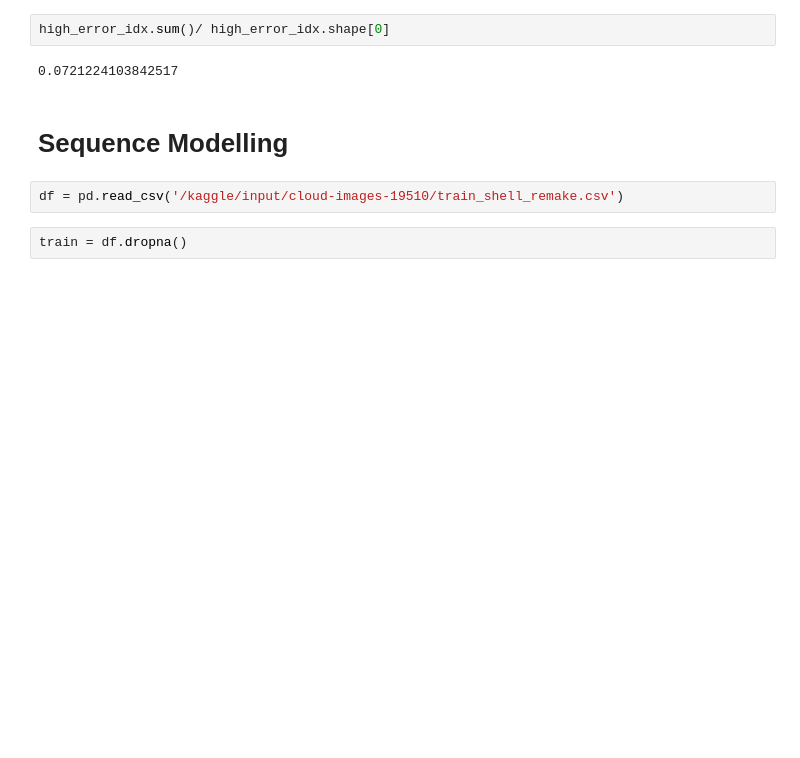
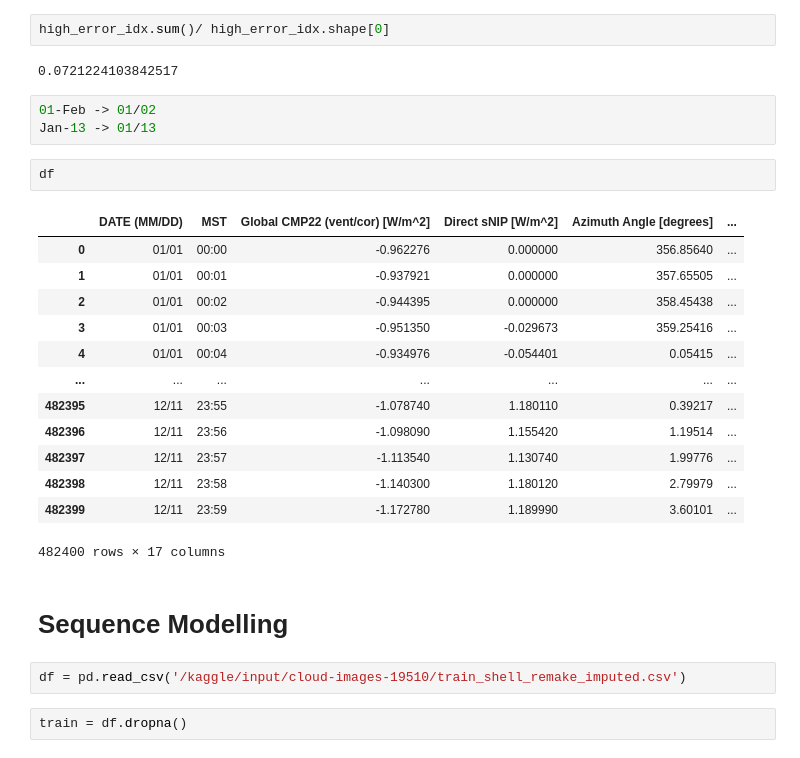
Before and after one commit to lordaarush/Cloud-Cover-Detection, a Jupyter notebook: clouds-movement-prediction.ipynb, the cells around one changed output. Cells and saved outputs as stored; diff of their text form; blank space fills up the shorter version.

```diff
--- a/clouds-movement-prediction.ipynb
+++ b/clouds-movement-prediction.ipynb
@@ -907,10 +911,29 @@ high_error_idx = np.abs(val_pred - y_test) > 10
 high_error_idx.sum()/ high_error_idx.shape[0]
 # %% [output]
 0.0721224103842517
+# %%
+01-Feb -> 01/02
+Jan-13 -> 01/13
+# %%
+df
+# %% [output]
+|  | DATE (MM/DD) | MST | Global CMP22 (vent/cor) [W/m^2] | Direct sNIP [W/m^2] | Azimuth Angle [degrees] | ... |
+| 0 | 01/01 | 00:00 | -0.962276 | 0.000000 | 356.85640 | ... |
+| 1 | 01/01 | 00:01 | -0.937921 | 0.000000 | 357.65505 | ... |
+| 2 | 01/01 | 00:02 | -0.944395 | 0.000000 | 358.45438 | ... |
+| 3 | 01/01 | 00:03 | -0.951350 | -0.029673 | 359.25416 | ... |
+| 4 | 01/01 | 00:04 | -0.934976 | -0.054401 | 0.05415 | ... |
+| ... | ... | ... | ... | ... | ... | ... |
+| 482395 | 12/11 | 23:55 | -1.078740 | 1.180110 | 0.39217 | ... |
+| 482396 | 12/11 | 23:56 | -1.098090 | 1.155420 | 1.19514 | ... |
+| 482397 | 12/11 | 23:57 | -1.113540 | 1.130740 | 1.99776 | ... |
+| 482398 | 12/11 | 23:58 | -1.140300 | 1.180120 | 2.79979 | ... |
+| 482399 | 12/11 | 23:59 | -1.172780 | 1.189990 | 3.60101 | ... |
+482400 rows × 17 columns
 # %% [markdown]
 # Sequence Modelling
 # %%
-df = pd.read_csv('/kaggle/input/cloud-images-19510/train_shell_remake.csv')
+df = pd.read_csv('/kaggle/input/cloud-images-19510/train_shell_remake_imputed.csv')
 # %%
 train = df.dropna()
 # %%
```
Also changed, not shown: parts of 21 cells of this notebook.
